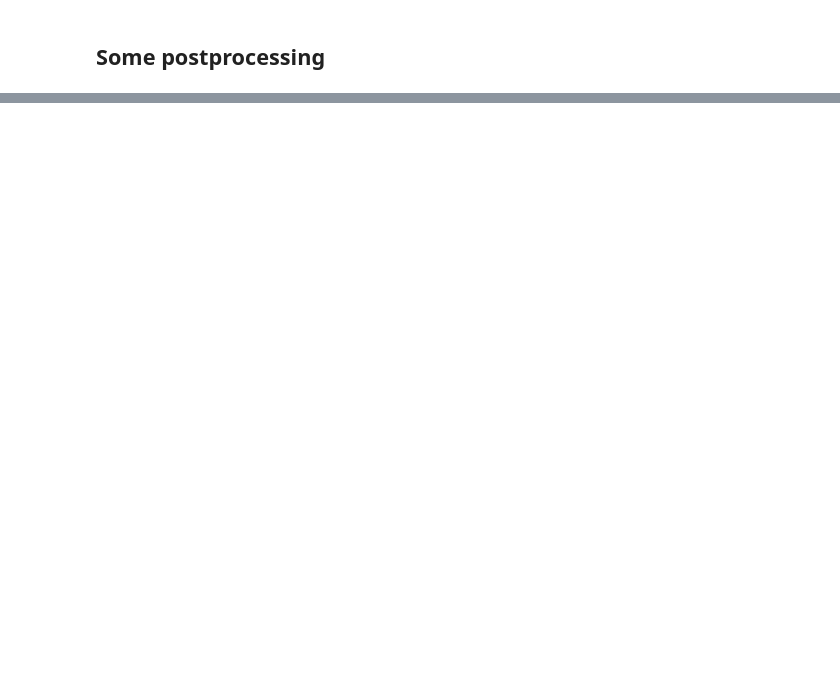
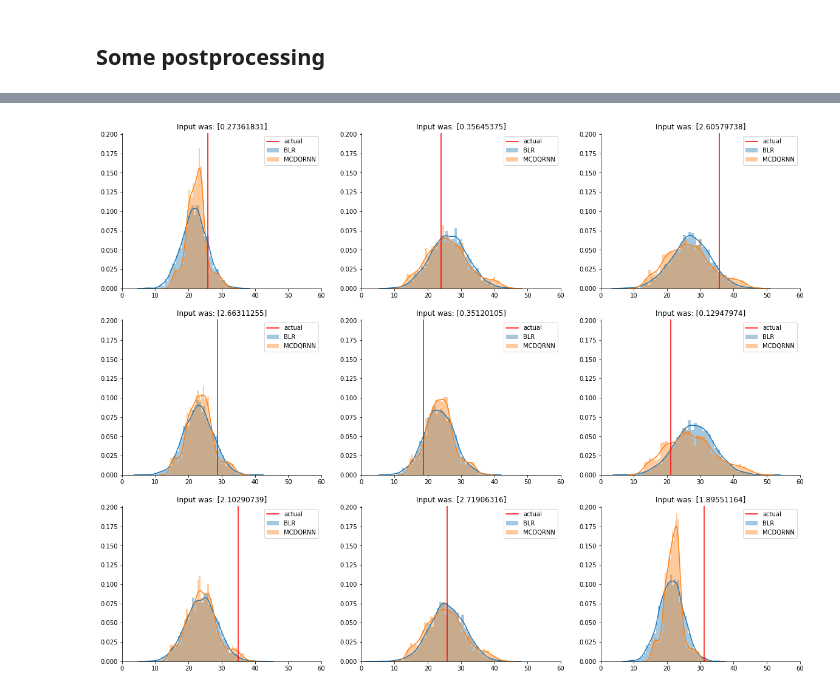
Before and after one commit to YuRiTan/prediction-uncertainty, a Jupyter notebook: notebooks/2.0_uncertainty_comparison.ipynb, the cells around one changed output, grey strips where cells are left out. Cells and saved outputs as stored; diff of their text form; code cells hidden in the pictures; blank space fills up the shorter version.

```diff
--- a/notebooks/2.0_uncertainty_comparison.ipynb
+++ b/notebooks/2.0_uncertainty_comparison.ipynb
@@ -864,0 +217,24 @@ RPS-BLR    : 5.593590036281555
+# %%
+fig, axes = plt.subplots(3, 3, sharex=True, sharey=True, figsize=(20,16))
+for i, ax in enumerate(axes.flat):
+    i = np.random.randint(0, x_test.shape[0])
+    ax = beautify_ax(ax)
+
+    blr_posterior = mmsy.inverse_transform(blr_preds_test[:, i, 0].reshape(-1,1))
+    sns.distplot(blr_posterior, bins=50, ax=ax, label='BLR')
+
+    dqr_posterior = np.array([
+        get_quantile_pred(q=stats.uniform.rvs(), used_quantiles=QUANTILES, preds=dqr_preds_test[s, i, :])
+        for s in range(dqr_preds_test.shape[0])  # sample from all samples
+    ])
+    dqr_posterior = mmsy.inverse_transform(dqr_posterior.reshape(-1,1))
+    sns.distplot(dqr_posterior, bins=50, ax=ax, label='MCDQRNN')
+
+    ax.axvline(mmsy.inverse_transform(y_test)[i], c='r', label='actual')
+    ax.set_title(f"Input was: {mmsx.inverse_transform(x_test)[i]}")
+    ax.legend()
+    ax.set_xlim(0, 60)
+
+plt.show()
+# %% [output]
+[figure, added]
```
Also changed, not shown: parts of 87 cells of this notebook, 3 other files.
